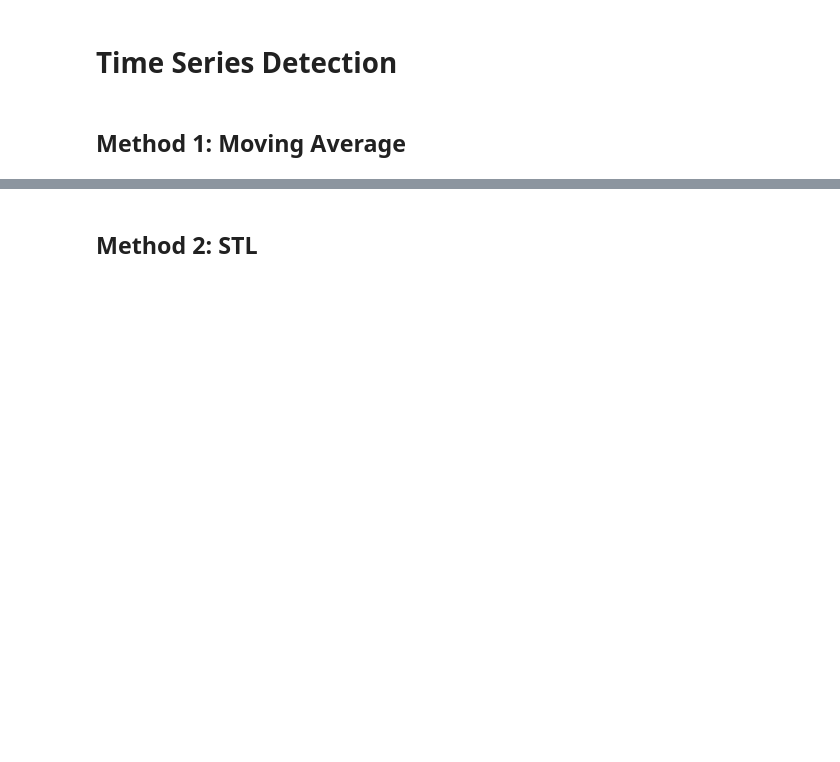
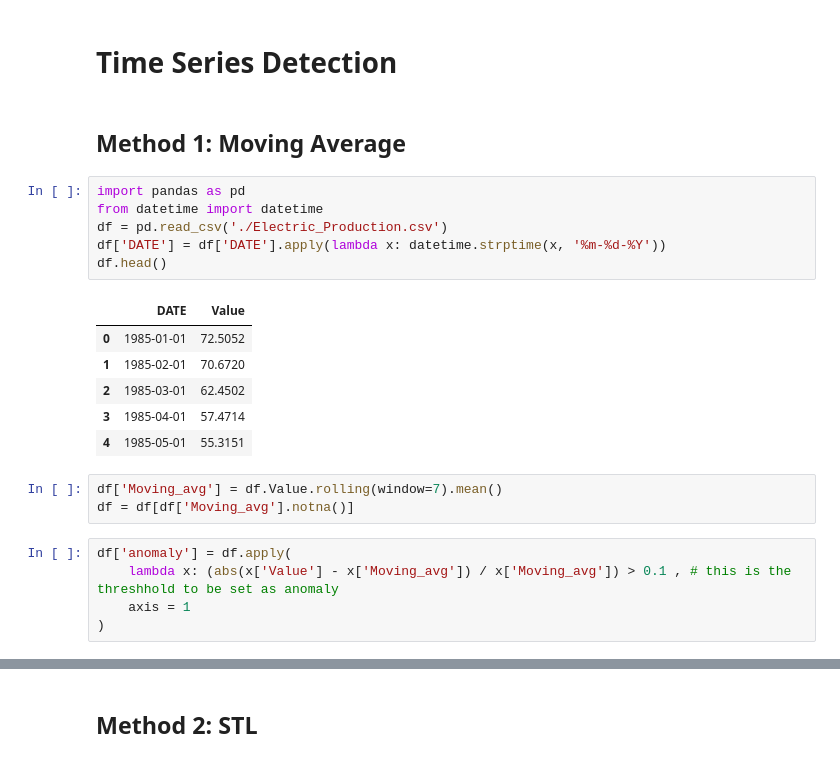
Before and after one commit to Joeyleechn/data_analytics_projects, a Jupyter notebook: anomaly_detection/anomaly_detection.ipynb, the cells around one changed output, grey strips where cells are left out. Saved outputs shown, nothing was run; the diff lists cells and outputs as text; blank space fills up the shorter version.

```diff
--- a/anomaly_detection/anomaly_detection.ipynb
+++ b/anomaly_detection/anomaly_detection.ipynb
@@ -84,3 +84,24 @@ fig.set_figwidth(5)
 # Time Series Detection
 # %% [markdown]
 ## Method 1: Moving Average
+# %%
+import pandas as pd
+from datetime import datetime
+df = pd.read_csv('./Electric_Production.csv')
+df['DATE'] = df['DATE'].apply(lambda x: datetime.strptime(x, '%m-%d-%Y'))
+df.head()
+# %% [output]
+|  | DATE | Value |
+| 0 | 1985-01-01 | 72.5052 |
+| 1 | 1985-02-01 | 70.6720 |
+| 2 | 1985-03-01 | 62.4502 |
+| 3 | 1985-04-01 | 57.4714 |
+| 4 | 1985-05-01 | 55.3151 |
+# %%
+df['Moving_avg'] = df.Value.rolling(window=7).mean()
+df = df[df['Moving_avg'].notna()]
+# %%
+df['anomaly'] = df.apply(
+    lambda x: (abs(x['Value'] - x['Moving_avg']) / x['Moving_avg']) > 0.1 , # this is the threshhold to be set as anomaly
+    axis = 1
+)
```
Also changed, not shown: parts of 6 cells of this notebook, 1 other file.
